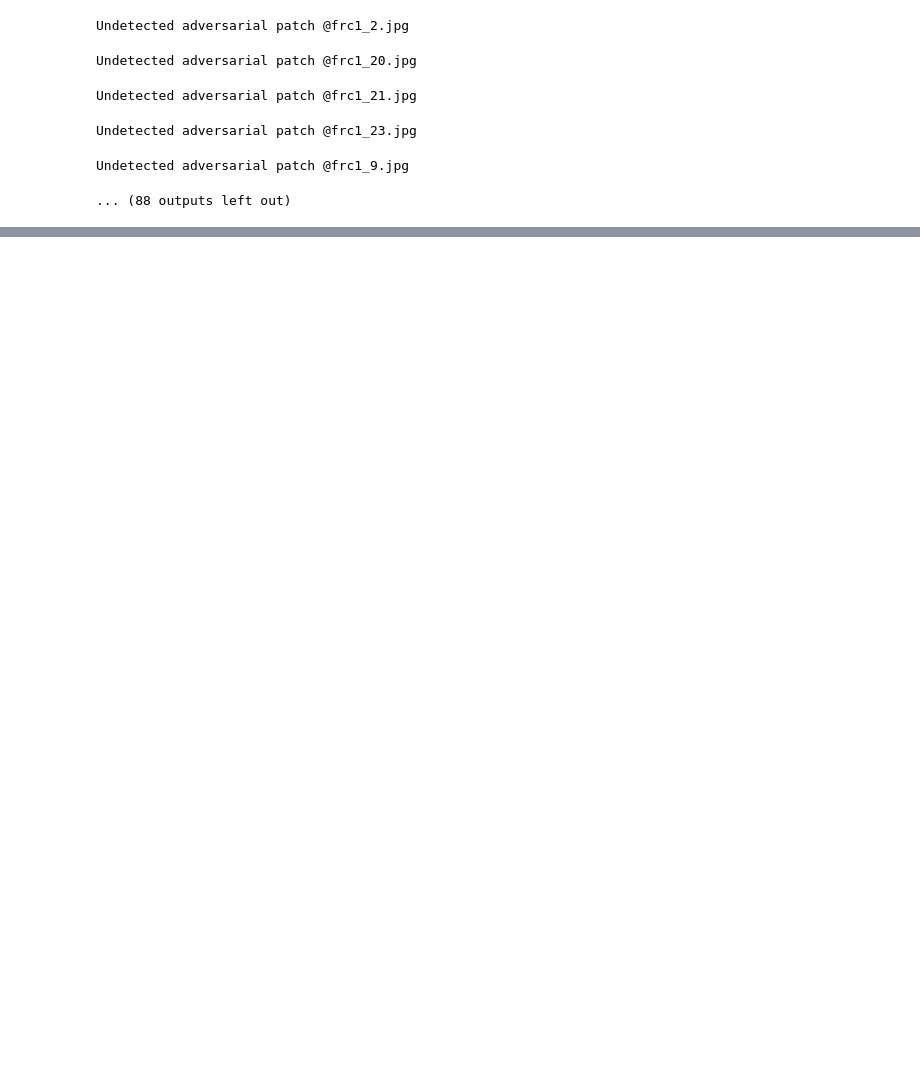
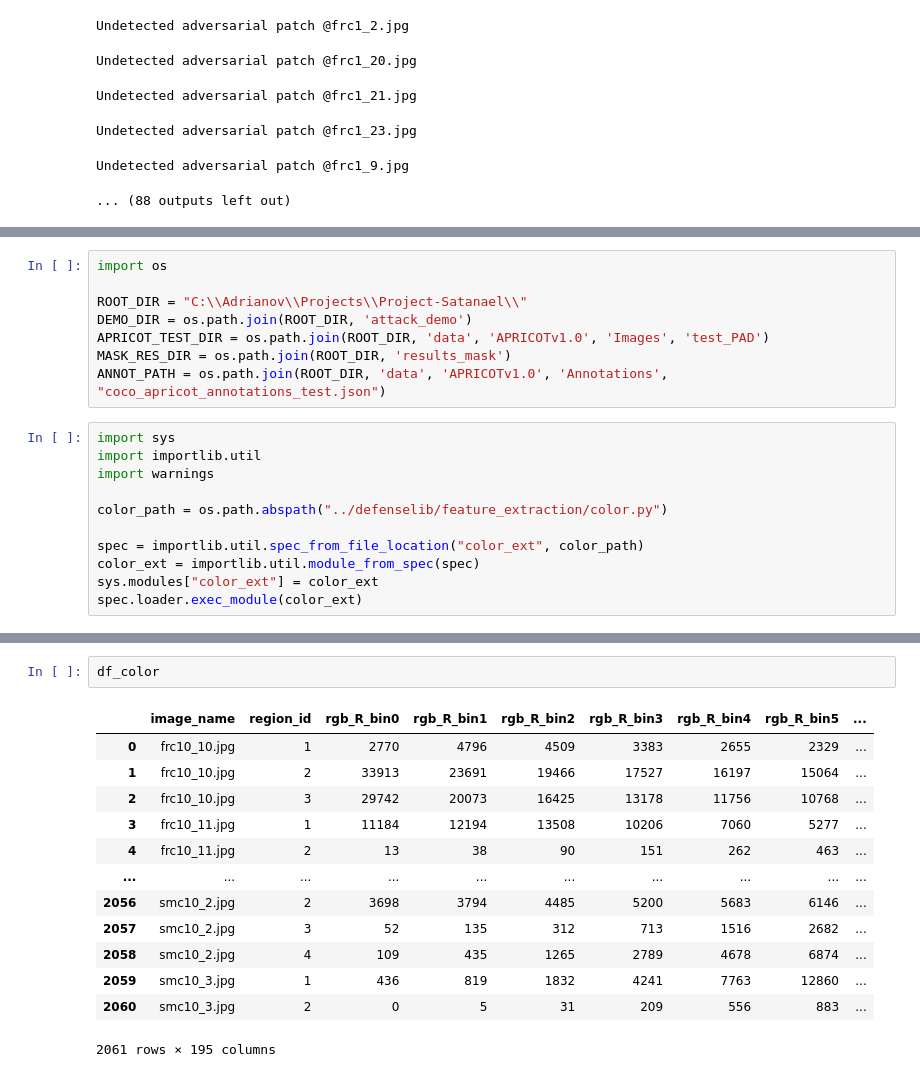
Before and after one commit to corvus-rex/Project-Satanael, a Jupyter notebook: defense_pipeline/FeatureExtraction.ipynb, the cells around one changed output, grey strips where cells are left out. Saved outputs shown, nothing was run; the diff lists cells and outputs as text; blank space fills up the shorter version.

```diff
--- a/defense_pipeline/FeatureExtraction.ipynb
+++ b/defense_pipeline/FeatureExtraction.ipynb
@@ -497,0 +627,19 @@ Undetected adversarial patch @frc1_9.jpg
+# %%
+import os
+
+ROOT_DIR = "C:\\Adrianov\\Projects\\Project-Satanael\\"
+DEMO_DIR = os.path.join(ROOT_DIR, 'attack_demo')
+APRICOT_TEST_DIR = os.path.join(ROOT_DIR, 'data', 'APRICOTv1.0', 'Images', 'test_PAD')
+MASK_RES_DIR = os.path.join(ROOT_DIR, 'results_mask')
+ANNOT_PATH = os.path.join(ROOT_DIR, 'data', 'APRICOTv1.0', 'Annotations', "coco_apricot_annotations_test.json")
+# %%
+import sys
+import importlib.util
+import warnings
+
+color_path = os.path.abspath("../defenselib/feature_extraction/color.py")
+
+spec = importlib.util.spec_from_file_location("color_ext", color_path)
+color_ext = importlib.util.module_from_spec(spec)
+sys.modules["color_ext"] = color_ext
+spec.loader.exec_module(color_ext)
@@ -497,0 +765,16 @@ Undetected adversarial patch @frc1_9.jpg
+# %%
+df_color
+# %% [output]
+|  | image_name | region_id | rgb_R_bin0 | rgb_R_bin1 | rgb_R_bin2 | rgb_R_bin3 | rgb_R_bin4 | rgb_R_bin5 | ... |
+| 0 | frc10_10.jpg | 1 | 2770 | 4796 | 4509 | 3383 | 2655 | 2329 | ... |
+| 1 | frc10_10.jpg | 2 | 33913 | 23691 | 19466 | 17527 | 16197 | 15064 | ... |
+| 2 | frc10_10.jpg | 3 | 29742 | 20073 | 16425 | 13178 | 11756 | 10768 | ... |
+| 3 | frc10_11.jpg | 1 | 11184 | 12194 | 13508 | 10206 | 7060 | 5277 | ... |
+| 4 | frc10_11.jpg | 2 | 13 | 38 | 90 | 151 | 262 | 463 | ... |
+| ... | ... | ... | ... | ... | ... | ... | ... | ... | ... |
+| 2056 | smc10_2.jpg | 2 | 3698 | 3794 | 4485 | 5200 | 5683 | 6146 | ... |
+| 2057 | smc10_2.jpg | 3 | 52 | 135 | 312 | 713 | 1516 | 2682 | ... |
+| 2058 | smc10_2.jpg | 4 | 109 | 435 | 1265 | 2789 | 4678 | 6874 | ... |
+| 2059 | smc10_3.jpg | 1 | 436 | 819 | 1832 | 4241 | 7763 | 12860 | ... |
+| 2060 | smc10_3.jpg | 2 | 0 | 5 | 31 | 209 | 556 | 883 | ... |
+2061 rows × 195 columns
```
Also changed, not shown: parts of 14 cells of this notebook, 2 other files.
